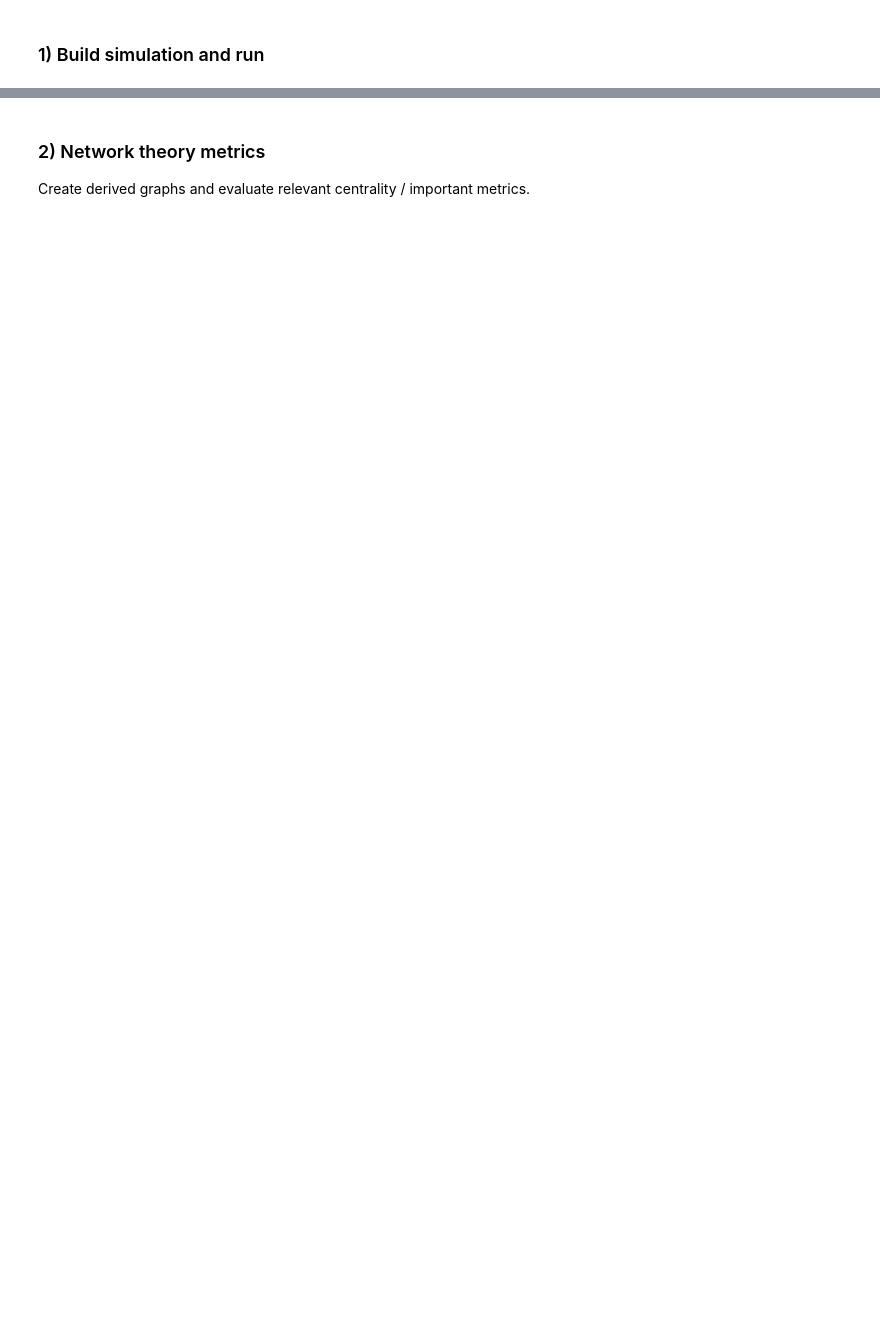
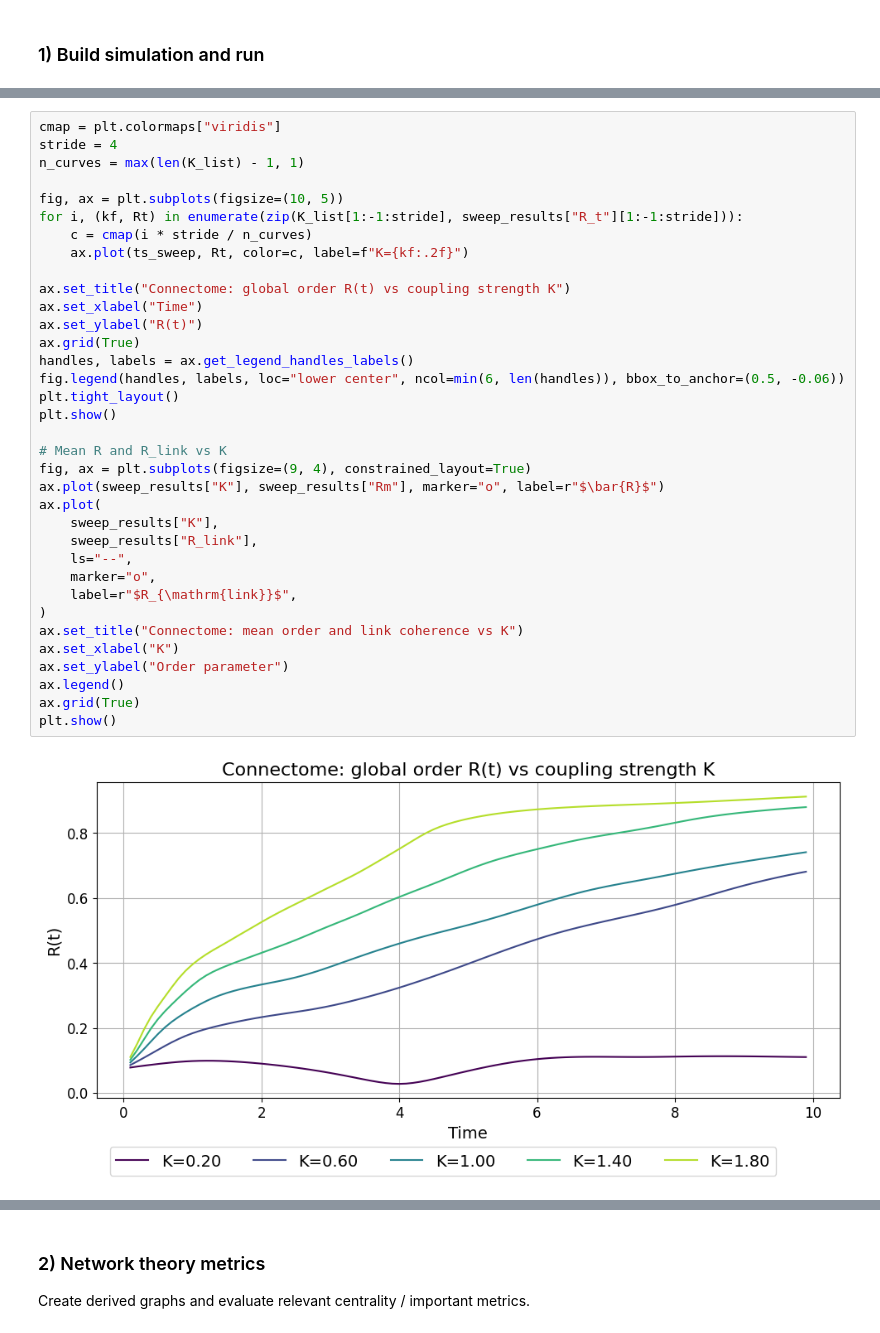
Before and after one commit to adamLastovka/KuramotoNeuralSimulations, a Jupyter notebook: Notebooks/08_brain_connectome_metrics.ipynb, the cells around one changed output, grey strips where cells are left out. Saved outputs shown, nothing was run; the diff lists cells and outputs as text; blank space fills up the shorter version.

```diff
--- a/Notebooks/08_brain_connectome_metrics.ipynb
+++ b/Notebooks/08_brain_connectome_metrics.ipynb
@@ -136,0 +175,37 @@ ax.grid(True)
+# %%
+cmap = plt.colormaps["viridis"]
+stride = 4
+n_curves = max(len(K_list) - 1, 1)
+
+fig, ax = plt.subplots(figsize=(10, 5))
+for i, (kf, Rt) in enumerate(zip(K_list[1:-1:stride], sweep_results["R_t"][1:-1:stride])):
+    c = cmap(i * stride / n_curves)
+    ax.plot(ts_sweep, Rt, color=c, label=f"K={kf:.2f}")
+
+ax.set_title("Connectome: global order R(t) vs coupling strength K")
+ax.set_xlabel("Time")
+ax.set_ylabel("R(t)")
+ax.grid(True)
+handles, labels = ax.get_legend_handles_labels()
+fig.legend(handles, labels, loc="lower center", ncol=min(6, len(handles)), bbox_to_anchor=(0.5, -0.06))
+plt.tight_layout()
+plt.show()
+
+# Mean R and R_link vs K
+fig, ax = plt.subplots(figsize=(9, 4), constrained_layout=True)
+ax.plot(sweep_results["K"], sweep_results["Rm"], marker="o", label=r"$\bar{R}$")
+ax.plot(
+    sweep_results["K"],
+    sweep_results["R_link"],
+    ls="--",
+    marker="o",
+    label=r"$R_{\mathrm{link}}$",
+)
+ax.set_title("Connectome: mean order and link coherence vs K")
+ax.set_xlabel("K")
+ax.set_ylabel("Order parameter")
+ax.legend()
+ax.grid(True)
+plt.show()
+# %% [output]
+[figure, added]
```
Also changed, not shown: parts of 9 cells of this notebook, 4 other files.
